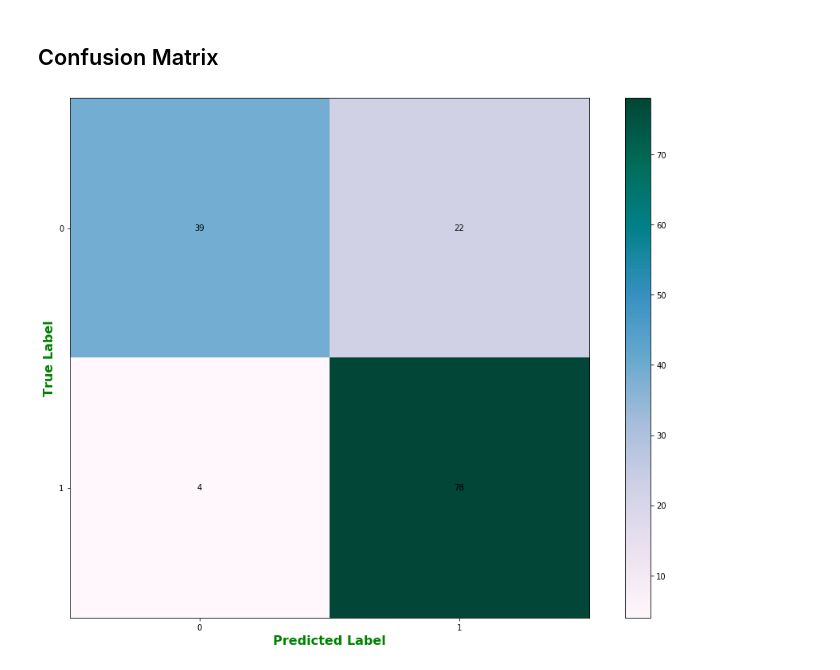
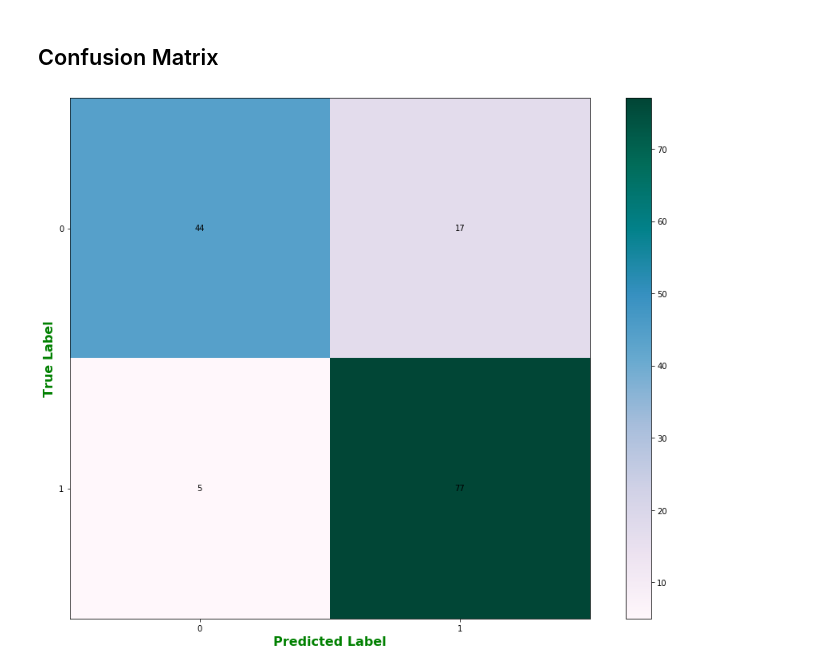
Before and after one commit to luisespriella9/ML-Algorithms, a Jupyter notebook: Linear and Logistic Regression.ipynb, the cells around one changed output. Saved outputs shown, nothing was run; the diff lists cells and outputs as text; code cells hidden in the pictures.

```diff
--- a/Linear and Logistic Regression.ipynb
+++ b/Linear and Logistic Regression.ipynb
@@ -390,9 +352,3 @@ scatterTable(other_columns, diagnosis_column, 'Positive Diagnosis')
 ## Set up Data
 # %%
 breast_cancer_df.drop(['mean_texture', 'mean_smoothness'], axis=1, inplace=True)
-# %%
-seventy_five__percentile = int(len(breast_cancer_df)*0.75)
-x_train, y_train = breast_cancer_df.drop(['diagnosis'], axis=1)[:seventy_five__percentile], breast_cancer_df['diagnosis'][:seventy_five__percentile]
-x_test, y_test = breast_cancer_df.drop(['diagnosis'], axis=1)[seventy_five__percentile:], breast_cancer_df['diagnosis'][seventy_five__percentile:]
-x_train = x_train.reset_index(drop=True)
-x_test = x_test.reset_index(drop=True)
@@ -403,11 +416,0 @@ logisticRegression = LogisticRegression()
-# %%
-learning_rates = [0.0000000844, 0.0000000845, 0.0000000846]
-lr_cost_functions = []
-for lr in learning_rates:
-    logisticRegression.fit(x_train, y_train.values, alpha = lr)
-    predictions = logisticRegression.predict(x_test)
-    cost = sigmoidal_cost_function(predictions, y_test.values)
-    lr_cost_functions.append((lr, cost))
-
-best_learning_rate = min(lr_cost_functions, key = lambda t: t[1])[0]
-print("Learning rate: " + str(best_learning_rate))
@@ -416,3 +417,3 @@ Learning rate: 8.46e-08
 # %%
-logisticRegression.fit(x_train, y_train.values, alpha = best_learning_rate)
+logisticRegression.fit(x_train_scaled, y_train, alpha = 0.1)
 # %% [output]
@@ -428,3 +447,3 @@ logisticRegression.plot('Diagnosis')
 # %%
-breast_cancer_diagnosis_probabilities = logisticRegression.predict(x_test)
+breast_cancer_diagnosis_probabilities = logisticRegression.predict(x_test_scaled)
 breast_cancer_diagnosis_normalized = [1 if p > 0.5 else 0 for p in breast_cancer_diagnosis_probabilities]
@@ -446,7 +451,7 @@ array([0, 1, 0, 0, 1, 1, 0, 1, 0, 0, 1, 0, 1, 1, 1, 0, 1, 1, 1, 1, 1, 1,
 ## Confusion Matrix
 # %%
 confusion_matrix = ConfusionMatrix()
-confusion_matrix.fit(breast_cancer_diagnosis_normalized, y_test.values)
+confusion_matrix.fit(breast_cancer_diagnosis_normalized, y_test)
 confusion_matrix.plot()
 # %% [output]
-[figure, old version]
+[figure, new version]
```
Also changed, not shown: parts of 84 cells of this notebook, 1 other file.
